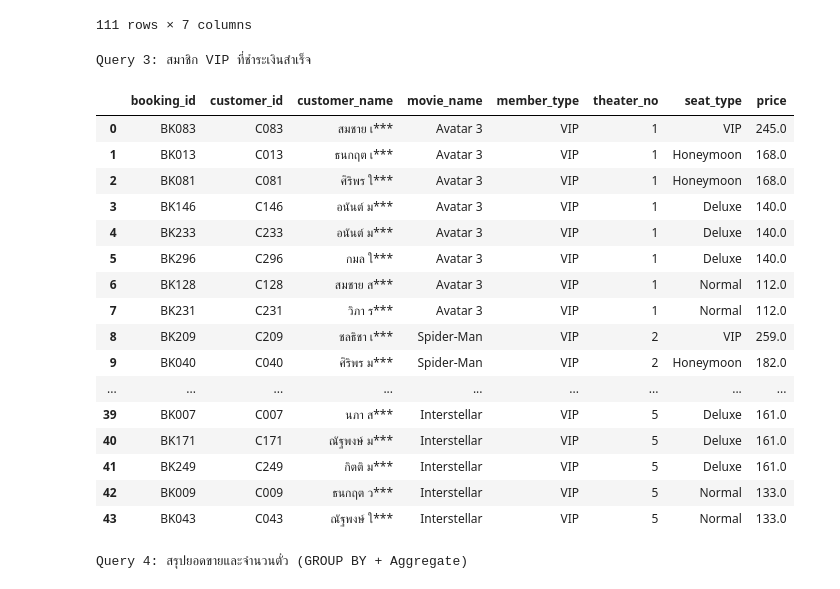
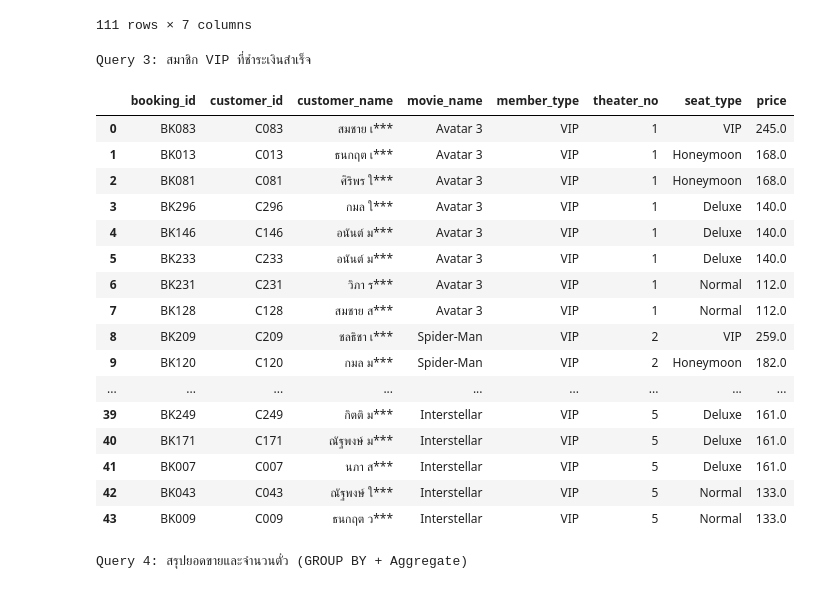
Before and after one commit to natthamonsmn/Cinema_Team, a Jupyter notebook: Cinema.ipynb, the cells around one changed output. Saved outputs shown, nothing was run; the diff lists cells and outputs as text; code cells hidden in the pictures.

```diff
--- a/Cinema.ipynb
+++ b/Cinema.ipynb
@@ -1026,32 +1026,32 @@ Query 2: รายการจองที่ไม่สำเร็จทั
 # %%
 # Query 3: (SELECT, WHERE, ORDER BY) - สมาชิก VIP ที่ชำระเงินสำเร็จจากทุกโรง
 query3 = """
     SELECT booking_id, customer_id,name AS customer_name, movie_name, member_type, theater_no, seat_type, price
     FROM customers
     WHERE member_type = 'VIP' AND status = 'Paid'
-    ORDER BY theater_no ASC, price DESC
+    ORDER BY theater_no ASC, price DESC, name ASC;
 """
 print("Query 3: สมาชิก VIP ที่ชำระเงินสำเร็จ")
 display(pd.read_sql_query(query3, conn))
 # %% [output]
 Query 3: สมาชิก VIP ที่ชำระเงินสำเร็จ
 |  | booking_id | customer_id | customer_name | movie_name | member_type | theater_no | seat_type | price |
 | 0 | BK083 | C083 | สมชาย เ*** | Avatar 3 | VIP | 1 | VIP | 245.0 |
 | 1 | BK013 | C013 | ธนกฤต เ*** | Avatar 3 | VIP | 1 | Honeymoon | 168.0 |
 | 2 | BK081 | C081 | ศิริพร ใ*** | Avatar 3 | VIP | 1 | Honeymoon | 168.0 |
-| 3 | BK146 | C146 | อนันต์ ม*** | Avatar 3 | VIP | 1 | Deluxe | 140.0 |
-| 4 | BK233 | C233 | อนันต์ ม*** | Avatar 3 | VIP | 1 | Deluxe | 140.0 |
-| 5 | BK296 | C296 | กมล ใ*** | Avatar 3 | VIP | 1 | Deluxe | 140.0 |
-| 6 | BK128 | C128 | สมชาย ส*** | Avatar 3 | VIP | 1 | Normal | 112.0 |
-| 7 | BK231 | C231 | วิภา ร*** | Avatar 3 | VIP | 1 | Normal | 112.0 |
+| 3 | BK296 | C296 | กมล ใ*** | Avatar 3 | VIP | 1 | Deluxe | 140.0 |
+| 4 | BK146 | C146 | อนันต์ ม*** | Avatar 3 | VIP | 1 | Deluxe | 140.0 |
+| 5 | BK233 | C233 | อนันต์ ม*** | Avatar 3 | VIP | 1 | Deluxe | 140.0 |
+| 6 | BK231 | C231 | วิภา ร*** | Avatar 3 | VIP | 1 | Normal | 112.0 |
+| 7 | BK128 | C128 | สมชาย ส*** | Avatar 3 | VIP | 1 | Normal | 112.0 |
 | 8 | BK209 | C209 | ชลธิชา เ*** | Spider-Man | VIP | 2 | VIP | 259.0 |
-| 9 | BK040 | C040 | ศิริพร ม*** | Spider-Man | VIP | 2 | Honeymoon | 182.0 |
+| 9 | BK120 | C120 | กมล ม*** | Spider-Man | VIP | 2 | Honeymoon | 182.0 |
 | ... | ... | ... | ... | ... | ... | ... | ... | ... |
-| 39 | BK007 | C007 | นภา ส*** | Interstellar | VIP | 5 | Deluxe | 161.0 |
+| 39 | BK249 | C249 | กิตติ ม*** | Interstellar | VIP | 5 | Deluxe | 161.0 |
 | 40 | BK171 | C171 | ณัฐพงษ์ ม*** | Interstellar | VIP | 5 | Deluxe | 161.0 |
-| 41 | BK249 | C249 | กิตติ ม*** | Interstellar | VIP | 5 | Deluxe | 161.0 |
-| 42 | BK009 | C009 | ธนกฤต ว*** | Interstellar | VIP | 5 | Normal | 133.0 |
-| 43 | BK043 | C043 | ณัฐพงษ์ ใ*** | Interstellar | VIP | 5 | Normal | 133.0 |
+| 41 | BK007 | C007 | นภา ส*** | Interstellar | VIP | 5 | Deluxe | 161.0 |
+| 42 | BK043 | C043 | ณัฐพงษ์ ใ*** | Interstellar | VIP | 5 | Normal | 133.0 |
+| 43 | BK009 | C009 | ธนกฤต ว*** | Interstellar | VIP | 5 | Normal | 133.0 |
 # %%
 # Query 4: (GROUP BY + Aggregate) - สรุปจำนวนตั๋ว ยอดขายรวม และราคาเฉลี่ยต่อตั๋ว แยกตามโรงและภาพยนตร์
 query4 = """
```
Also changed, not shown: parts of 3 cells of this notebook.
